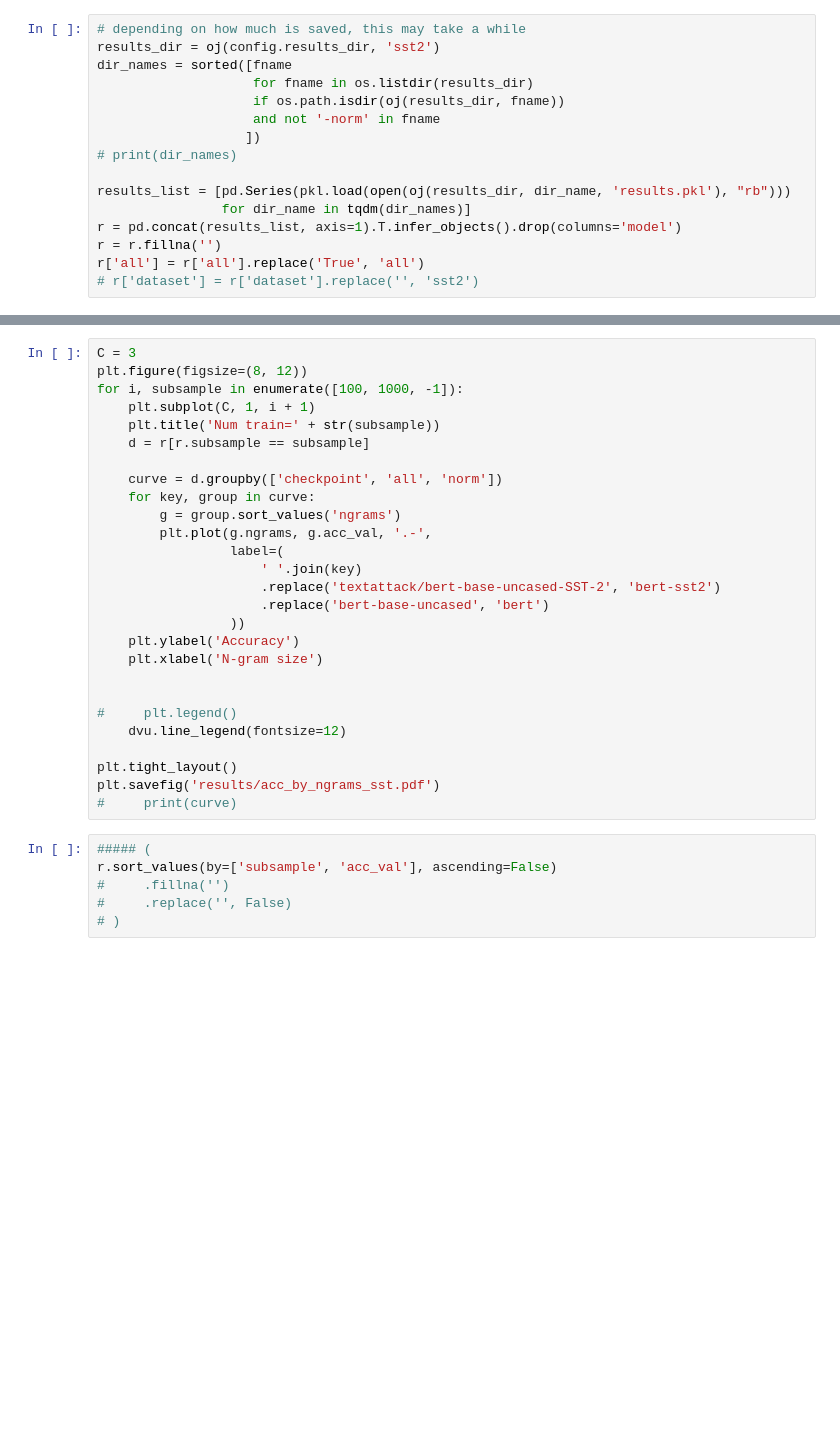
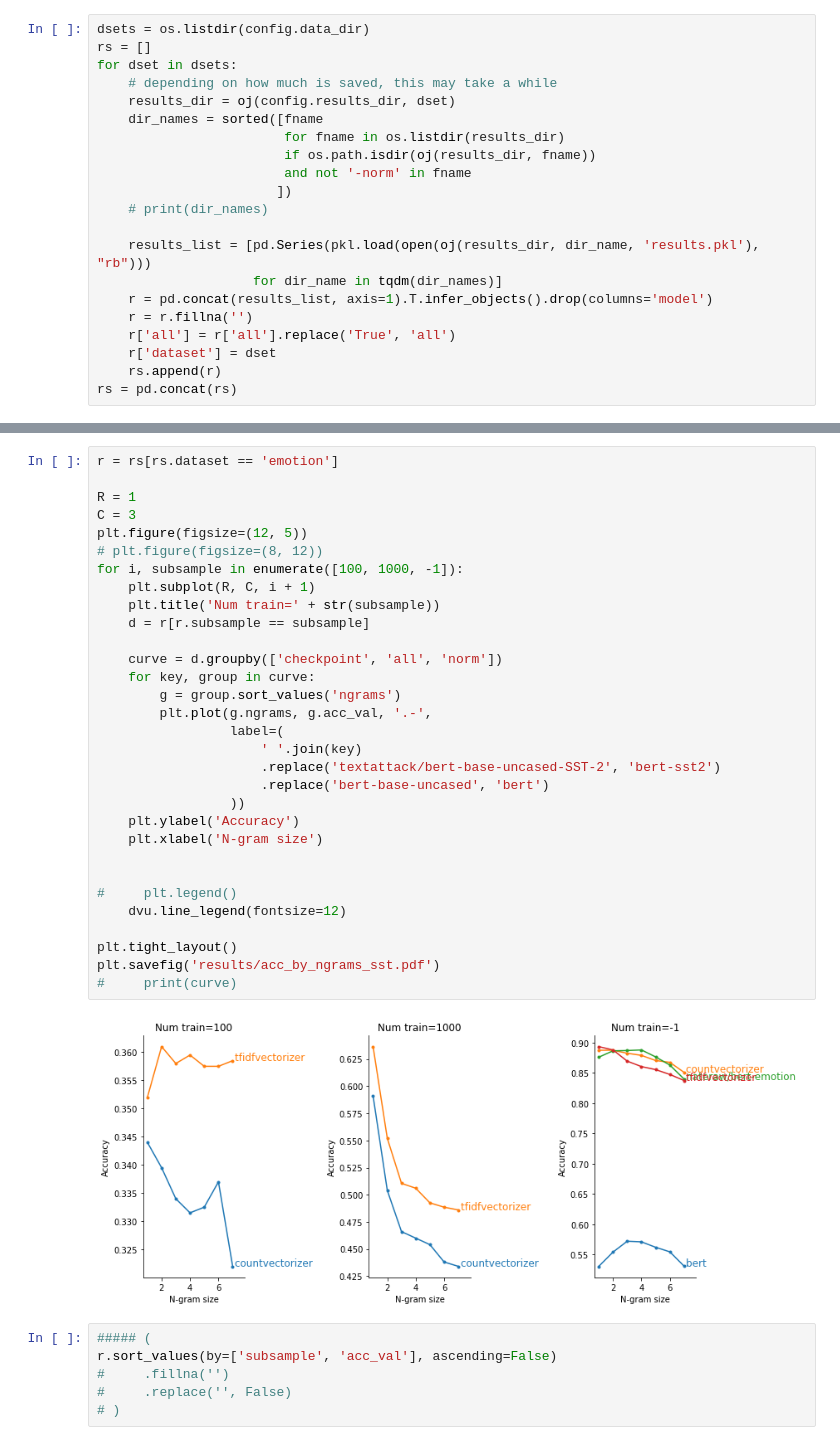
Before and after one commit to csinva/imodelsX, a Jupyter notebook: 05_analyze_results.ipynb, the cells around one changed output, grey strips where cells are left out. Drawn from its saved outputs; the diff is of its cells as text; blank space fills up the shorter version.

```diff
--- a/05_analyze_results.ipynb
+++ b/05_analyze_results.ipynb
@@ -23,16 +26,21 @@ pd.set_option('display.max_rows', None)
 # %%
-# depending on how much is saved, this may take a while
-results_dir = oj(config.results_dir, 'sst2')
-dir_names = sorted([fname
-                    for fname in os.listdir(results_dir)
-                    if os.path.isdir(oj(results_dir, fname))
-                    and not '-norm' in fname
-                   ])
-# print(dir_names)
+dsets = os.listdir(config.data_dir)
+rs = []
+for dset in dsets:
+    # depending on how much is saved, this may take a while
+    results_dir = oj(config.results_dir, dset)
+    dir_names = sorted([fname
+                        for fname in os.listdir(results_dir)
+                        if os.path.isdir(oj(results_dir, fname))
+                        and not '-norm' in fname
+                       ])
+    # print(dir_names)
 
-results_list = [pd.Series(pkl.load(open(oj(results_dir, dir_name, 'results.pkl'), "rb")))
-                for dir_name in tqdm(dir_names)]
-r = pd.concat(results_list, axis=1).T.infer_objects().drop(columns='model')
-r = r.fillna('')
-r['all'] = r['all'].replace('True', 'all')
-# r['dataset'] = r['dataset'].replace('', 'sst2')
+    results_list = [pd.Series(pkl.load(open(oj(results_dir, dir_name, 'results.pkl'), "rb")))
+                    for dir_name in tqdm(dir_names)]
+    r = pd.concat(results_list, axis=1).T.infer_objects().drop(columns='model')
+    r = r.fillna('')
+    r['all'] = r['all'].replace('True', 'all')
+    r['dataset'] = dset
+    rs.append(r)
+rs = pd.concat(rs)
@@ -39,30 +67,36 @@ r['all'] = r['all'].replace('True', 'all')
 # %%
+r = rs[rs.dataset == 'emotion']
+
+R = 1
 C = 3
-plt.figure(figsize=(8, 12))
+plt.figure(figsize=(12, 5))
+# plt.figure(figsize=(8, 12))
 for i, subsample in enumerate([100, 1000, -1]):
-    plt.subplot(C, 1, i + 1)
+    plt.subplot(R, C, i + 1)
     plt.title('Num train=' + str(subsample))
     d = r[r.subsample == subsample]
 
     curve = d.groupby(['checkpoint', 'all', 'norm'])
     for key, group in curve:
         g = group.sort_values('ngrams')
         plt.plot(g.ngrams, g.acc_val, '.-',
                  label=(
                      ' '.join(key)
                      .replace('textattack/bert-base-uncased-SST-2', 'bert-sst2')
                      .replace('bert-base-uncased', 'bert')
                  ))
     plt.ylabel('Accuracy')
     plt.xlabel('N-gram size')
 
 
 #     plt.legend()
     dvu.line_legend(fontsize=12)
 
 plt.tight_layout()
 plt.savefig('results/acc_by_ngrams_sst.pdf')
 #     print(curve)
+# %% [output]
+[figure, added]
 # %%
 ##### (
 r.sort_values(by=['subsample', 'acc_val'], ascending=False)
```
Also changed, not shown: parts of 2 cells of this notebook, 2 other files.
